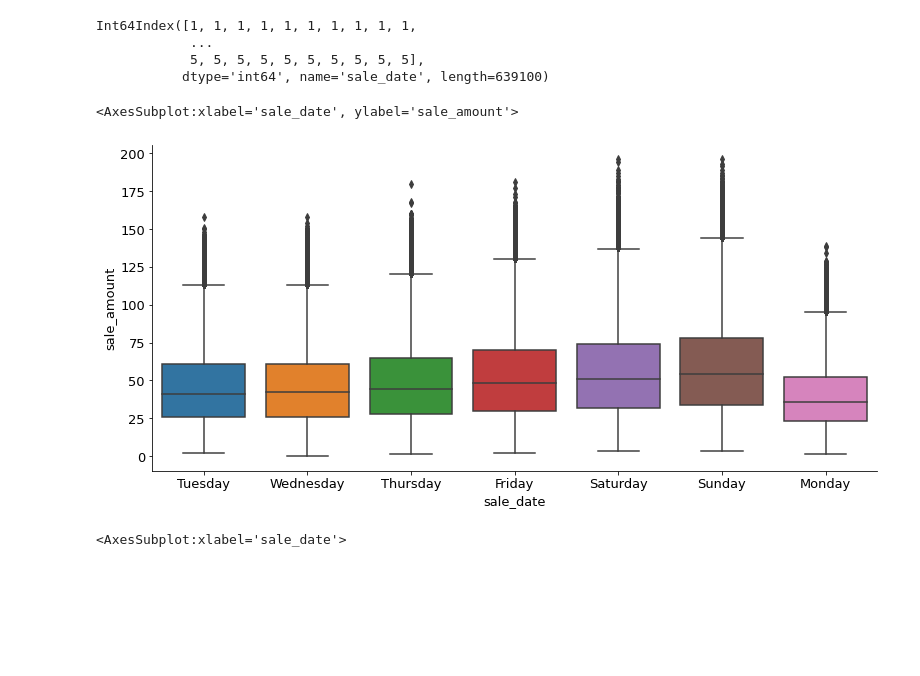
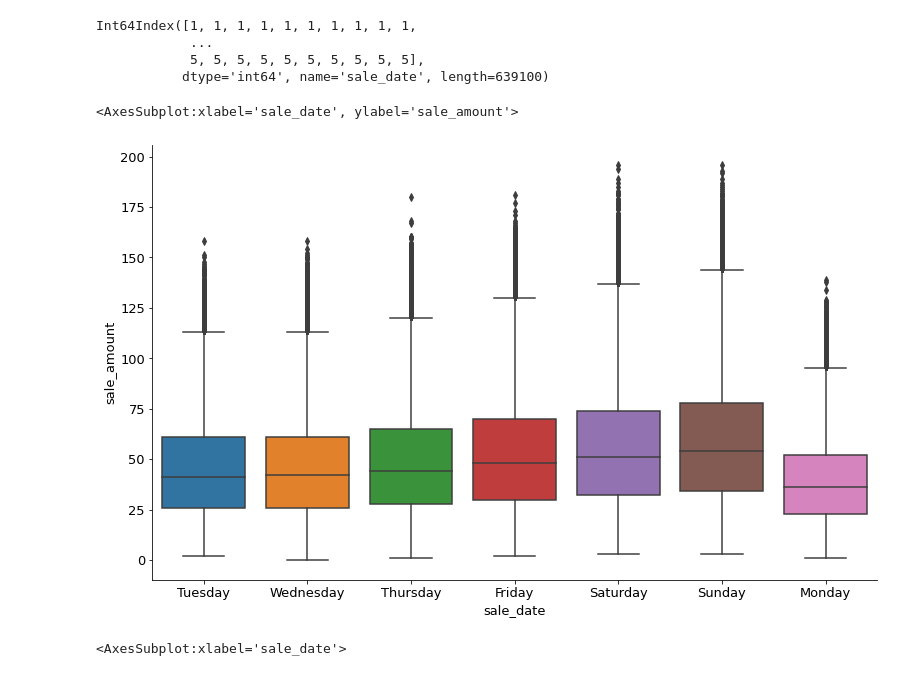
Before and after one commit to cindyvillanuevads/time-series-exercises, a Jupyter notebook: explore.ipynb, the cells around one changed output. Saved outputs shown, nothing was run; the diff lists cells and outputs as text; code cells hidden in the pictures; blank space fills up the shorter version.

```diff
--- a/explore.ipynb
+++ b/explore.ipynb
@@ -154,10 +154,11 @@ Int64Index([1, 1, 1, 1, 1, 1, 1, 1, 1, 1,
             5, 5, 5, 5, 5, 5, 5, 5, 5, 5],
            dtype='int64', name='sale_date', length=639100)
 # %%
+plt.figure(figsize=(13, 8))
 sns.boxplot(x = train.index.day_name(), y = 'sale_amount', data = train)
 # %% [output]
 <AxesSubplot:xlabel='sale_date', ylabel='sale_amount'>
-[figure, old version]
+[figure, new version]
 # %%
 y.plot()
 # %% [output]
```
Also changed, not shown: parts of 1 cell of this notebook, 1 other file.
